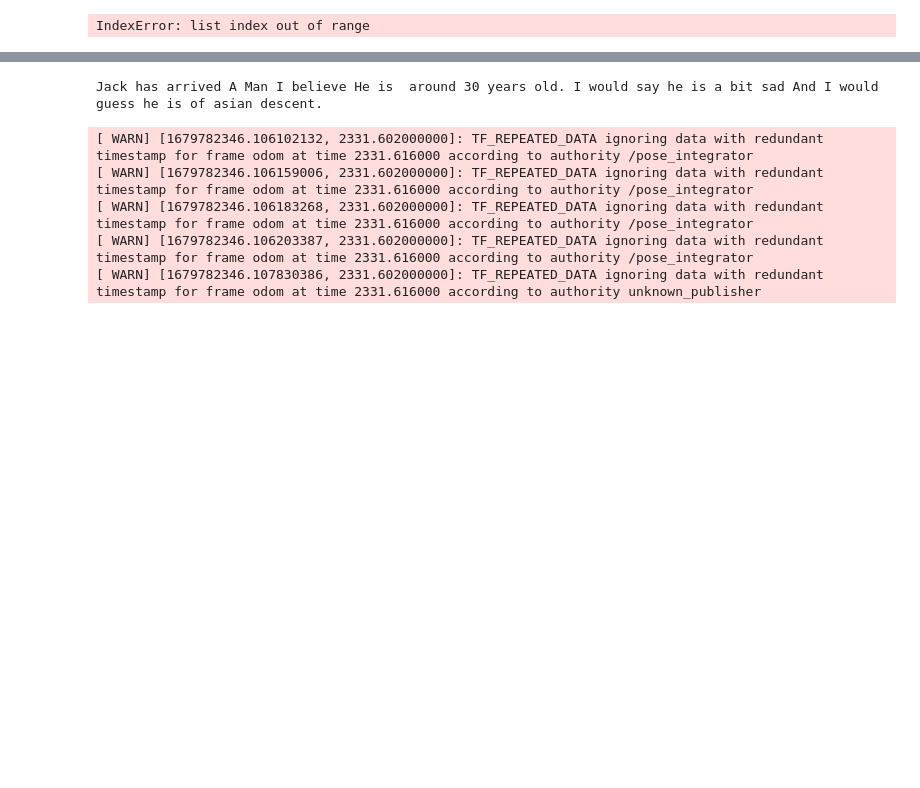
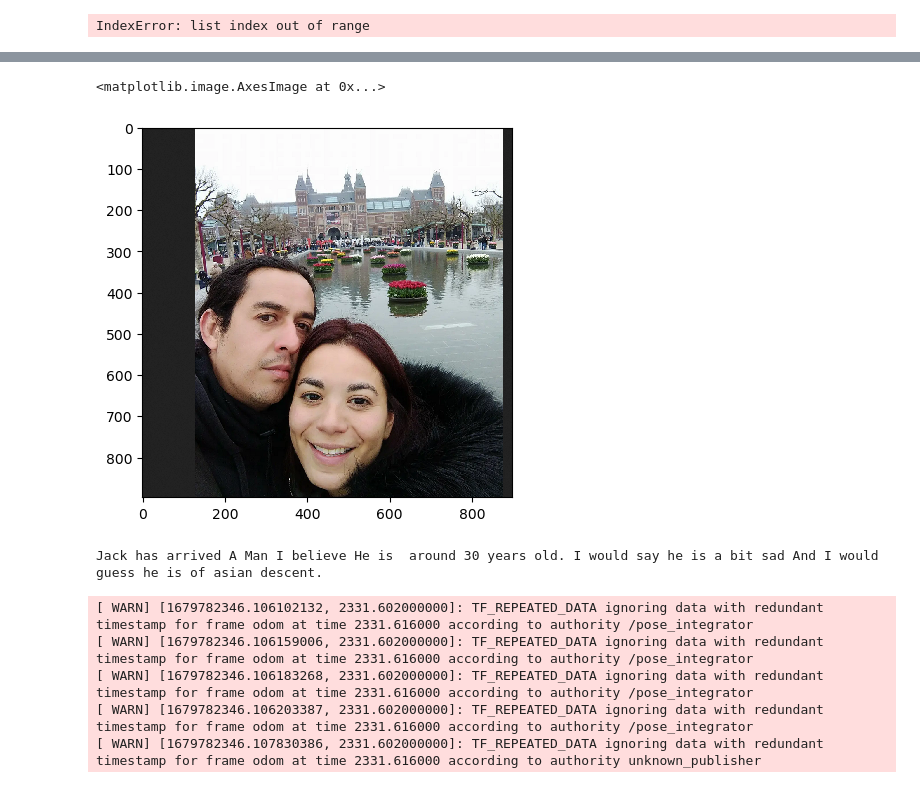
Before and after one commit to takeshi-pumas/catkin_extras, a Jupyter notebook: src/smaches/How_to_use_face_recog_deepface_serverasdasd.ipynb, the cells around one changed output, grey strips where cells are left out. Cells and saved outputs as stored; diff of their text form; code cells hidden in the pictures; blank space fills up the shorter version.

```diff
--- a/src/smaches/How_to_use_face_recog_deepface_serverasdasd.ipynb
+++ b/src/smaches/How_to_use_face_recog_deepface_serverasdasd.ipynb
@@ -289,3 +254,8 @@ plt.imshow(cv2_img[boundRect[0]:boundRect[1],boundRect[3]:boundRect[2]]
+# %%
+plt.imshow(cv2_img)
+# %% [output]
+<matplotlib.image.AxesImage at 0x...>
+[figure, added]
 # %%
 # %% [output]
 Jack has arrived A Man I believe He is  around 30 years old. I would say he is a bit sad And I would guess he is of asian descent.
```
Also changed, not shown: parts of 34 cells of this notebook, 2 other files.
